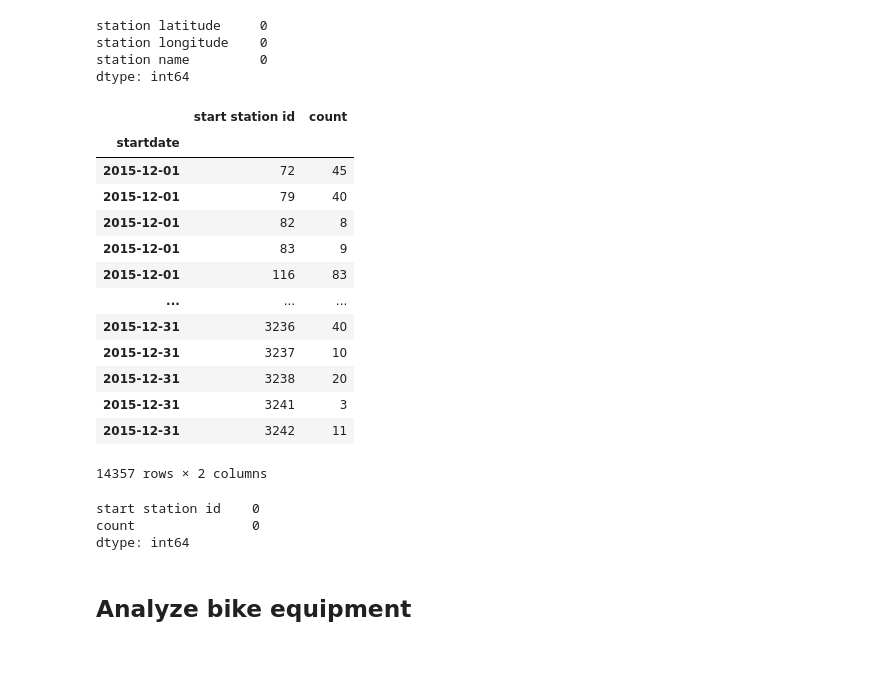
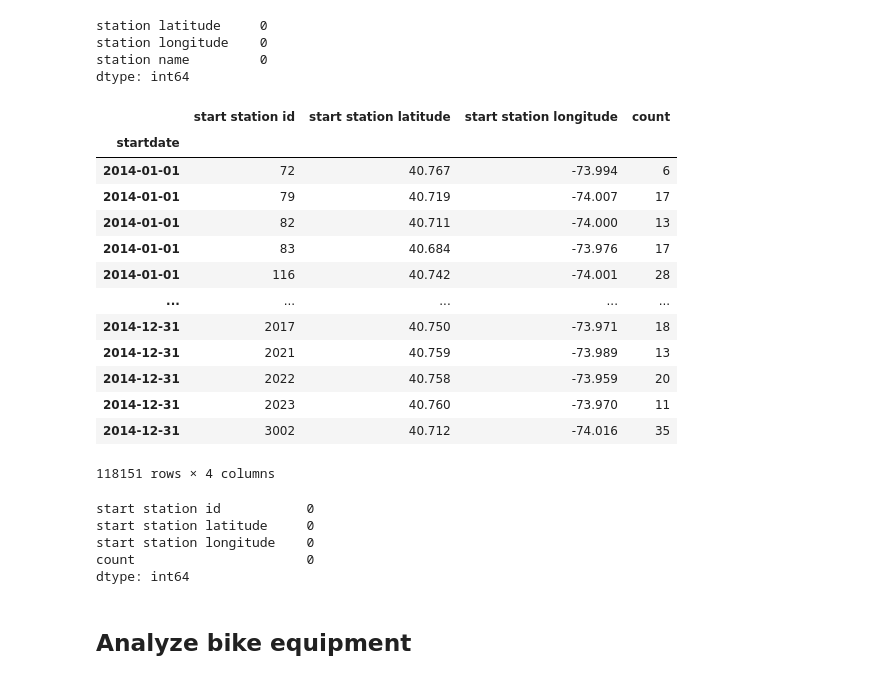
Before and after one commit to andygitlib/tableau-citibike, a Jupyter notebook: PANDAS_citibike_data_import.ipynb, the cells around one changed output. Saved outputs shown, nothing was run; the diff lists cells and outputs as text; code cells hidden in the pictures.

```diff
--- a/PANDAS_citibike_data_import.ipynb
+++ b/PANDAS_citibike_data_import.ipynb
@@ -535,26 +537,28 @@ if debug_mode == 'n':
 # %%
-start_station_trips_df = citibike_df.groupby(['startdate','start station id']).tripduration.agg(['count']).reset_index()
-start_station_trips_df = start_station_trips_df.set_index(['startdate'])
-start_station_trips_df
+        start_station_trips_df = citibike_df.groupby(['startdate','start station id', 'start station latitude', 'start station longitude']).tripduration.agg(['count']).reset_index()
+        start_station_trips_df = start_station_trips_df.set_index(['startdate'])
+        start_station_trips_df
 # %% [output]
-|  | start station id | count |
-| startdate |  |  |
-| 2015-12-01 | 72 | 45 |
-| 2015-12-01 | 79 | 40 |
-| 2015-12-01 | 82 | 8 |
-| 2015-12-01 | 83 | 9 |
-| 2015-12-01 | 116 | 83 |
-| ... | ... | ... |
-| 2015-12-31 | 3236 | 40 |
-| 2015-12-31 | 3237 | 10 |
-| 2015-12-31 | 3238 | 20 |
-| 2015-12-31 | 3241 | 3 |
-| 2015-12-31 | 3242 | 11 |
+|  | start station id | start station latitude | start station longitude | count |
+| startdate |  |  |  |  |
+| 2014-01-01 | 72 | 40.767 | -73.994 | 6 |
+| 2014-01-01 | 79 | 40.719 | -74.007 | 17 |
+| 2014-01-01 | 82 | 40.711 | -74.000 | 13 |
+| 2014-01-01 | 83 | 40.684 | -73.976 | 17 |
+| 2014-01-01 | 116 | 40.742 | -74.001 | 28 |
+| ... | ... | ... | ... | ... |
+| 2014-12-31 | 2017 | 40.750 | -73.971 | 18 |
+| 2014-12-31 | 2021 | 40.759 | -73.989 | 13 |
+| 2014-12-31 | 2022 | 40.758 | -73.959 | 20 |
+| 2014-12-31 | 2023 | 40.760 | -73.970 | 11 |
+| 2014-12-31 | 3002 | 40.712 | -74.016 | 35 |
-14357 rows × 2 columns
+118151 rows × 4 columns
 # %%
-start_station_trips_df.isnull().sum()
+        start_station_trips_df.isnull().sum()
 # %% [output]
-start station id    0
-count               0
+start station id           0
+start station latitude     0
+start station longitude    0
+count                      0
 dtype: int64
 # %%
```
Also changed, not shown: parts of 72 cells of this notebook, 10 other files.
